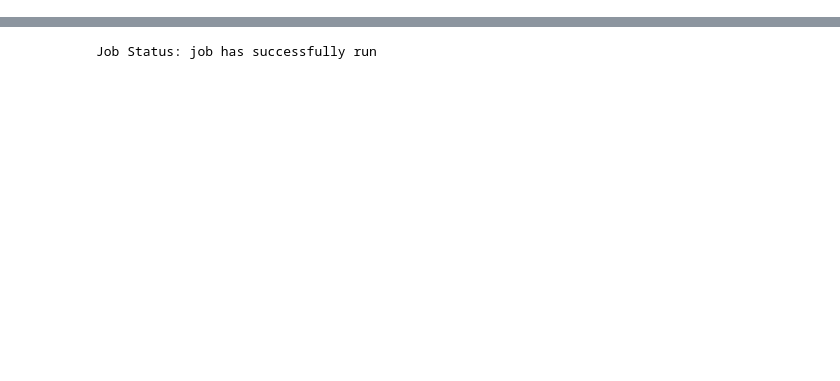
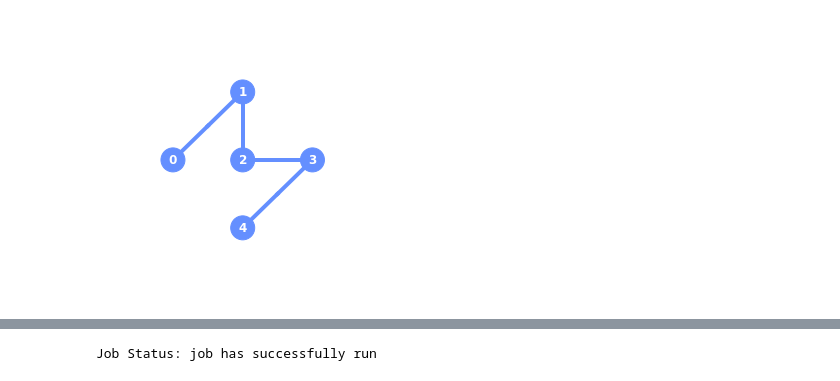
Before and after one commit to teaguetomesh/coresets, a Jupyter notebook: kMeans/test_kmeans_qaoa.ipynb, the cells around one changed output, grey strips where cells are left out. Cells and saved outputs as stored; diff of their text form; code cells hidden in the pictures; blank space fills up the shorter version.

```diff
--- a/kMeans/test_kmeans_qaoa.ipynb
+++ b/kMeans/test_kmeans_qaoa.ipynb
@@ -33,11 +32,13 @@ ibmq_paris
 # %%
 shots = 8192
 P = 1
 qasm_simulator = provider.get_backend('ibmq_qasm_simulator')
 device = provider.get_backend('ibmq_rome')
 noise_model = NoiseModel.from_backend(device)
 basis_gates = device.configuration().basis_gates
 coupling_map= device.configuration().coupling_map
 props = device.properties()
-#plot_gate_map(device)
+plot_gate_map(device)
+# %% [output]
+[figure, added]
 # %%
```
Also changed, not shown: parts of 17 cells of this notebook, 1 other file.
